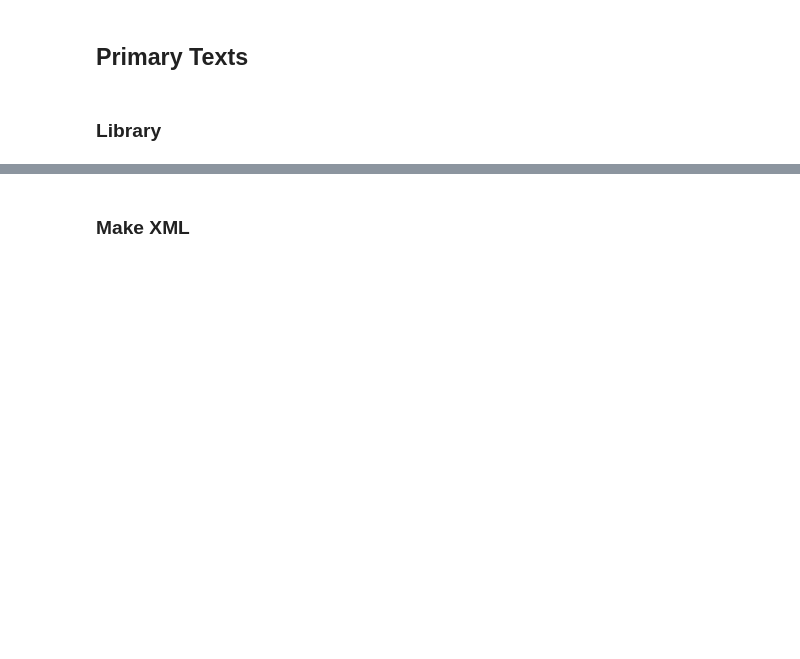
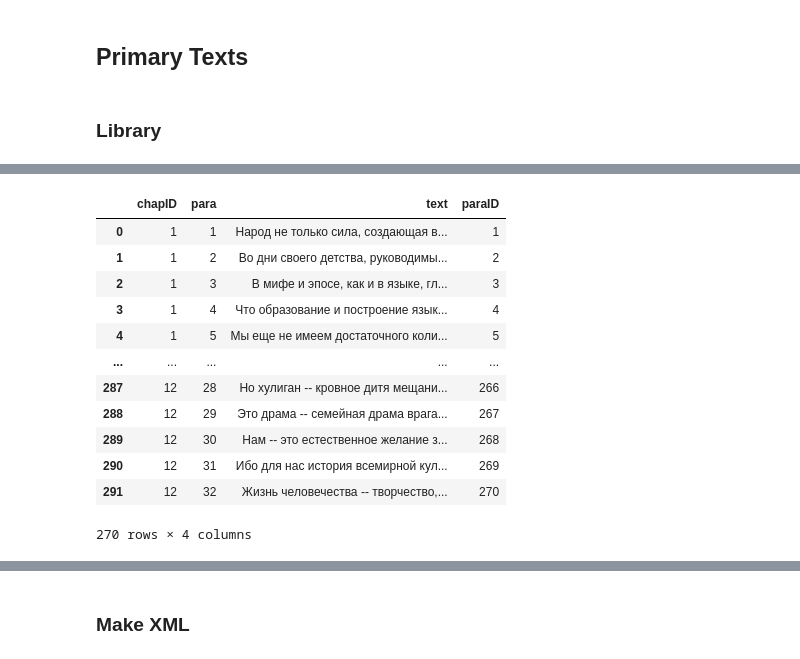
Before and after one commit to kollektivminds/russian-literary-bible, a Jupyter notebook: codebase/text_processing.ipynb, the cells around one changed output, grey strips where cells are left out. Cells and saved outputs as stored; diff of their text form; code cells hidden in the pictures; blank space fills up the shorter version.

```diff
--- a/codebase/text_processing.ipynb
+++ b/codebase/text_processing.ipynb
@@ -99,0 +150,17 @@ motherDf
+# %%
+dpDf = textRegularize(libTextsDf, 14)
+dpDf
+# %% [output]
+|  | chapID | para | text | paraID |
+| 0 | 1 | 1 | Народ не только сила, создающая в... | 1 |
+| 1 | 1 | 2 | Во дни своего детства, руководимы... | 2 |
+| 2 | 1 | 3 | В мифе и эпосе, как и в языке, гл... | 3 |
+| 3 | 1 | 4 | Что образование и построение язык... | 4 |
+| 4 | 1 | 5 | Мы еще не имеем достаточного коли... | 5 |
+| ... | ... | ... | ... | ... |
+| 287 | 12 | 28 | Но хулиган -- кровное дитя мещани... | 266 |
+| 288 | 12 | 29 | Это драма -- семейная драма врага... | 267 |
+| 289 | 12 | 30 | Нам -- это естественное желание з... | 268 |
+| 290 | 12 | 31 | Ибо для нас история всемирной кул... | 269 |
+| 291 | 12 | 32 | Жизнь человечества -- творчество,... | 270 |
+270 rows × 4 columns
```
Also changed, not shown: parts of 17 cells of this notebook, 7 other files.
